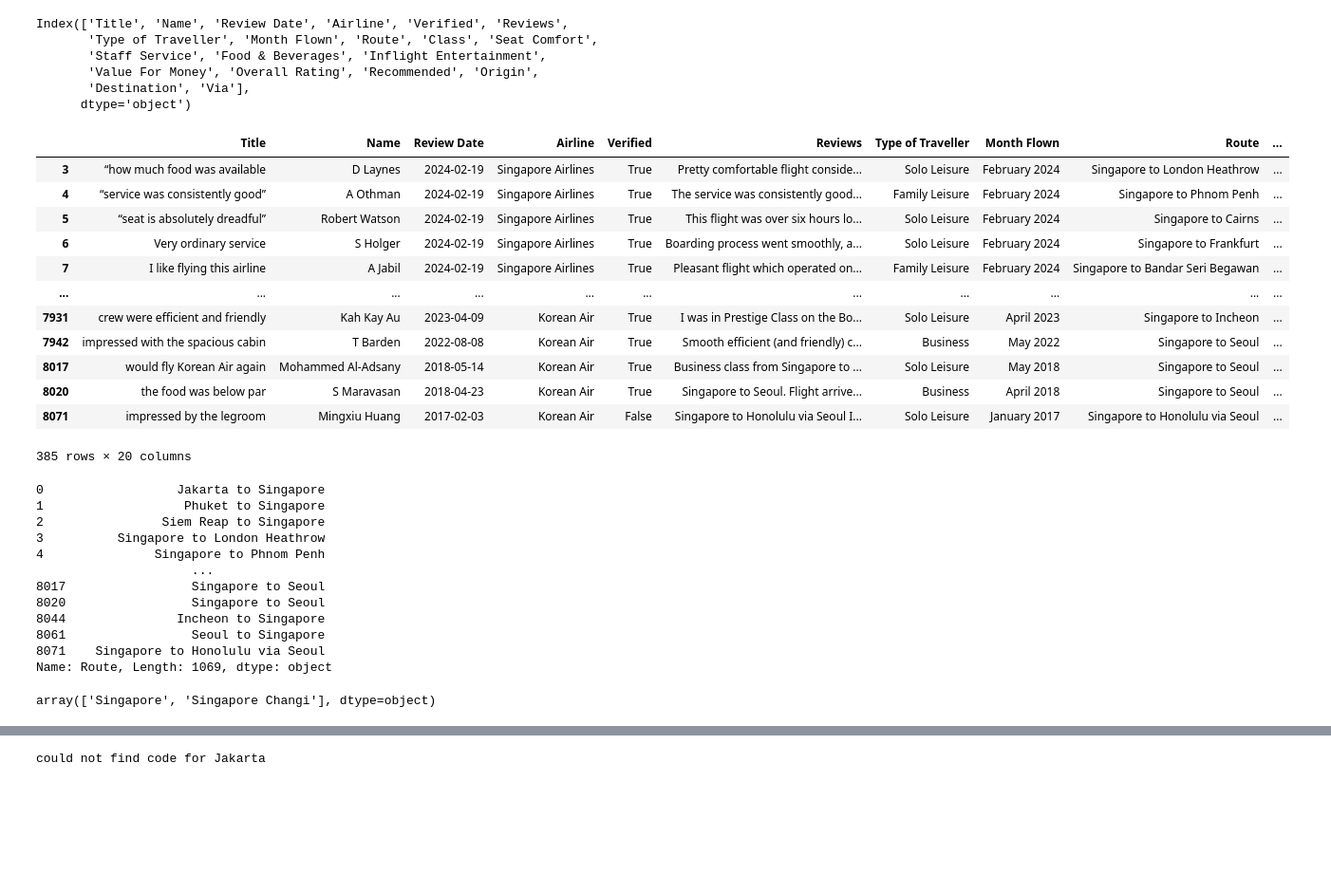
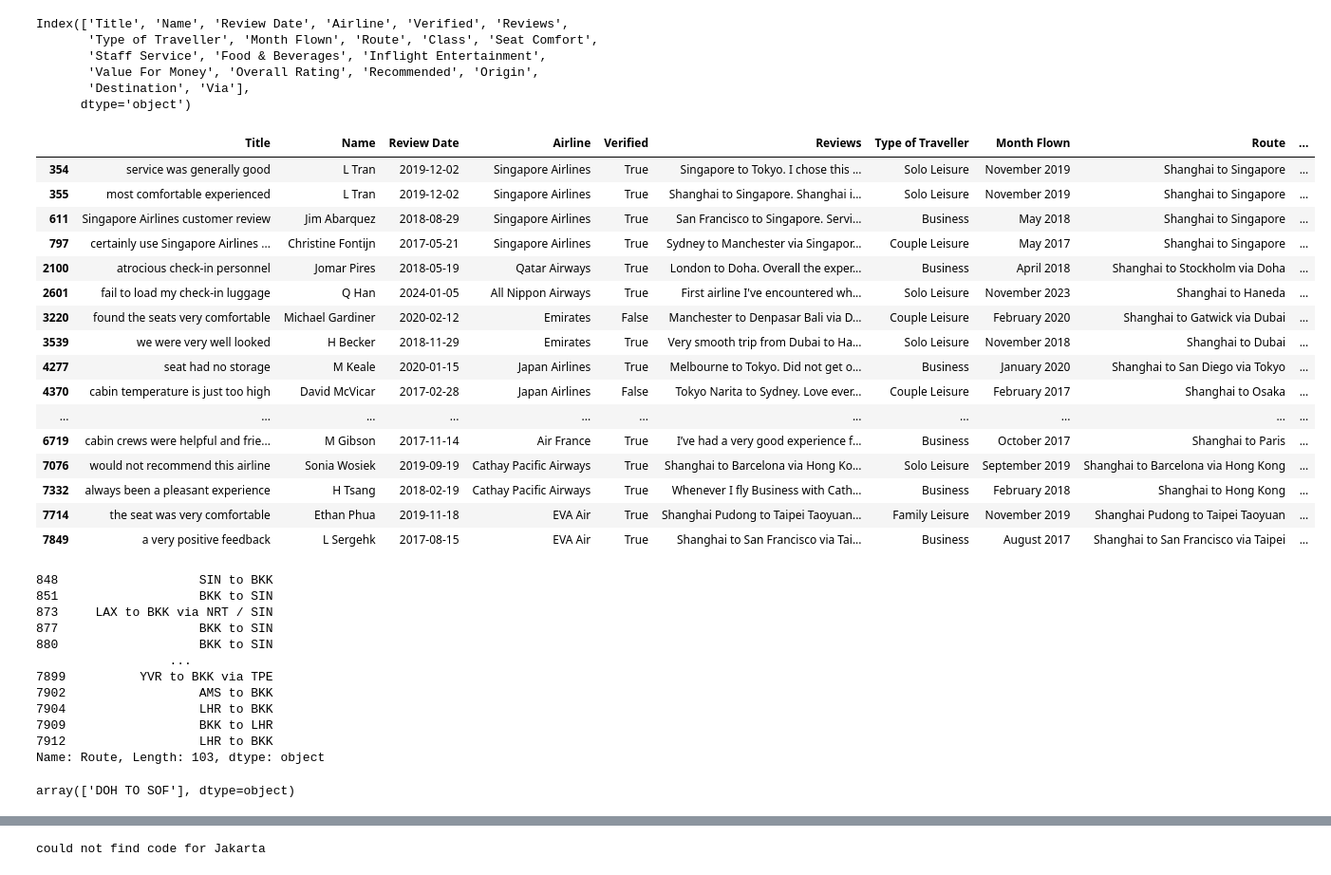
Before and after one commit to HasmigG/Airline_Passenger_Satisfaction_Analysis, a Jupyter notebook: etl_hasmig_TEMP.ipynb, the cells around one changed output, grey strips where cells are left out. Shown at 95% size. Saved outputs shown, nothing was run; the diff lists cells and outputs as text; code cells hidden in the pictures; blank space fills up the shorter version.

```diff
--- a/etl_hasmig_TEMP.ipynb
+++ b/etl_hasmig_TEMP.ipynb
@@ -63,49 +63,53 @@ Index(['Title', 'Name', 'Review Date', 'Airline', 'Verified', 'Reviews',
 # %%
 airport_codes = pd.read_csv('Resources/airports_utf.csv')
 # %%
-df_singapore = df[df['Origin'].str.contains('Singapore')]
+df_singapore = df[df['Origin'].str.contains('Shanghai')]
 
 # Display the filtered DataFrame
 df_singapore
 # %% [output]
 |  | Title | Name | Review Date | Airline | Verified | Reviews | Type of Traveller | Month Flown | Route | ... |
-| 3 | “how much food was available | D Laynes | 2024-02-19 | Singapore Airlines | True | Pretty comfortable flight conside... | Solo Leisure | February 2024 | Singapore to London Heathrow | ... |
-| 4 | “service was consistently good” | A Othman | 2024-02-19 | Singapore Airlines | True | The service was consistently good... | Family Leisure | February 2024 | Singapore to Phnom Penh | ... |
-| 5 | “seat is absolutely dreadful” | Robert Watson | 2024-02-19 | Singapore Airlines | True | This flight was over six hours lo... | Solo Leisure | February 2024 | Singapore to Cairns | ... |
-| 6 | Very ordinary service | S Holger | 2024-02-19 | Singapore Airlines | True | Boarding process went smoothly, a... | Solo Leisure | February 2024 | Singapore to Frankfurt | ... |
-| 7 | I like flying this airline | A Jabil | 2024-02-19 | Singapore Airlines | True | Pleasant flight which operated on... | Family Leisure | February 2024 | Singapore to Bandar Seri Begawan | ... |
+| 354 | service was generally good | L Tran | 2019-12-02 | Singapore Airlines | True | Singapore to Tokyo. I chose this ... | Solo Leisure | November 2019 | Shanghai to Singapore | ... |
+| 355 | most comfortable experienced | L Tran | 2019-12-02 | Singapore Airlines | True | Shanghai to Singapore. Shanghai i... | Solo Leisure | November 2019 | Shanghai to Singapore | ... |
+| 611 | Singapore Airlines customer review | Jim Abarquez | 2018-08-29 | Singapore Airlines | True | San Francisco to Singapore. Servi... | Business | May 2018 | Shanghai to Singapore | ... |
+| 797 | certainly use Singapore Airlines ... | Christine Fontijn | 2017-05-21 | Singapore Airlines | True | Sydney to Manchester via Singapor... | Couple Leisure | May 2017 | Shanghai to Singapore | ... |
+| 2100 | atrocious check-in personnel | Jomar Pires | 2018-05-19 | Qatar Airways | True | London to Doha. Overall the exper... | Business | April 2018 | Shanghai to Stockholm via Doha | ... |
+| 2601 | fail to load my check-in luggage | Q Han | 2024-01-05 | All Nippon Airways | True | First airline I've encountered wh... | Solo Leisure | November 2023 | Shanghai to Haneda | ... |
+| 3220 | found the seats very comfortable | Michael Gardiner | 2020-02-12 | Emirates | False | Manchester to Denpasar Bali via D... | Couple Leisure | February 2020 | Shanghai to Gatwick via Dubai | ... |
+| 3539 | we were very well looked | H Becker | 2018-11-29 | Emirates | True | Very smooth trip from Dubai to Ha... | Solo Leisure | November 2018 | Shanghai to Dubai | ... |
+| 4277 | seat had no storage | M Keale | 2020-01-15 | Japan Airlines | True | Melbourne to Tokyo. Did not get o... | Business | January 2020 | Shanghai to San Diego via Tokyo | ... |
+| 4370 | cabin temperature is just too high | David McVicar | 2017-02-28 | Japan Airlines | False | Tokyo Narita to Sydney. Love ever... | Couple Leisure | February 2017 | Shanghai to Osaka | ... |
 | ... | ... | ... | ... | ... | ... | ... | ... | ... | ... | ... |
-| 7931 | crew were efficient and friendly | Kah Kay Au | 2023-04-09 | Korean Air | True | I was in Prestige Class on the Bo... | Solo Leisure | April 2023 | Singapore to Incheon | ... |
-| 7942 | impressed with the spacious cabin | T Barden | 2022-08-08 | Korean Air | True | Smooth efficient (and friendly) c... | Business | May 2022 | Singapore to Seoul | ... |
-| 8017 | would fly Korean Air again | Mohammed Al-Adsany | 2018-05-14 | Korean Air | True | Business class from Singapore to ... | Solo Leisure | May 2018 | Singapore to Seoul | ... |
-| 8020 | the food was below par | S Maravasan | 2018-04-23 | Korean Air | True | Singapore to Seoul. Flight arrive... | Business | April 2018 | Singapore to Seoul | ... |
-| 8071 | impressed by the legroom | Mingxiu Huang | 2017-02-03 | Korean Air | False | Singapore to Honolulu via Seoul I... | Solo Leisure | January 2017 | Singapore to Honolulu via Seoul | ... |
+| 6719 | cabin crews were helpful and frie... | M Gibson | 2017-11-14 | Air France | True | I’ve had a very good experience f... | Business | October 2017 | Shanghai to Paris | ... |
+| 7076 | would not recommend this airline | Sonia Wosiek | 2019-09-19 | Cathay Pacific Airways | True | Shanghai to Barcelona via Hong Ko... | Solo Leisure | September 2019 | Shanghai to Barcelona via Hong Kong | ... |
+| 7332 | always been a pleasant experience | H Tsang | 2018-02-19 | Cathay Pacific Airways | True | Whenever I fly Business with Cath... | Business | February 2018 | Shanghai to Hong Kong | ... |
+| 7714 | the seat was very comfortable | Ethan Phua | 2019-11-18 | EVA Air | True | Shanghai Pudong to Taipei Taoyuan... | Family Leisure | November 2019 | Shanghai Pudong to Taipei Taoyuan | ... |
+| 7849 | a very positive feedback | L Sergehk | 2017-08-15 | EVA Air | True | Shanghai to San Francisco via Tai... | Business | August 2017 | Shanghai to San Francisco via Taipei | ... |
-385 rows × 20 columns
 # %%
-singapore_routes = df['Route'][df['Route'].str.contains('Singapore')]
+singapore_routes = df['Route'][df['Route'].str.contains('BK')]
 
 # Display the extracted values
 singapore_routes
 # %% [output]
-0                  Jakarta to Singapore
-1                   Phuket to Singapore
-2                Siem Reap to Singapore
-3          Singapore to London Heathrow
-4               Singapore to Phnom Penh
-                     ...
-8017                 Singapore to Seoul
-8020                 Singapore to Seoul
-8044               Incheon to Singapore
-8061                 Seoul to Singapore
-8071    Singapore to Honolulu via Seoul
-Name: Route, Length: 1069, dtype: object
+848                   SIN to BKK
+851                   BKK to SIN
+873     LAX to BKK via NRT / SIN
+877                   BKK to SIN
+880                   BKK to SIN
+                  ...
+7899          YVR to BKK via TPE
+7902                  AMS to BKK
+7904                  LHR to BKK
+7909                  BKK to LHR
+7912                  LHR to BKK
+Name: Route, Length: 103, dtype: object
 # %%
-unique_singapore_origin = df['Origin'][df['Origin'].str.contains('Singapore')].unique()
+unique_singapore_origin = df['Origin'][df['Origin'].str.contains('DOH TO SOF')].unique()
 
 # Display the unique values
 unique_singapore_origin
 # %% [output]
-array(['Singapore', 'Singapore Changi'], dtype=object)
+array(['DOH TO SOF'], dtype=object)
 # %%
 def lookup_code(airport_string):
     if len(airport_string) == 3 and airport_string.isupper():
```
Also changed, not shown: parts of 1 cell of this notebook, 3 other files.
